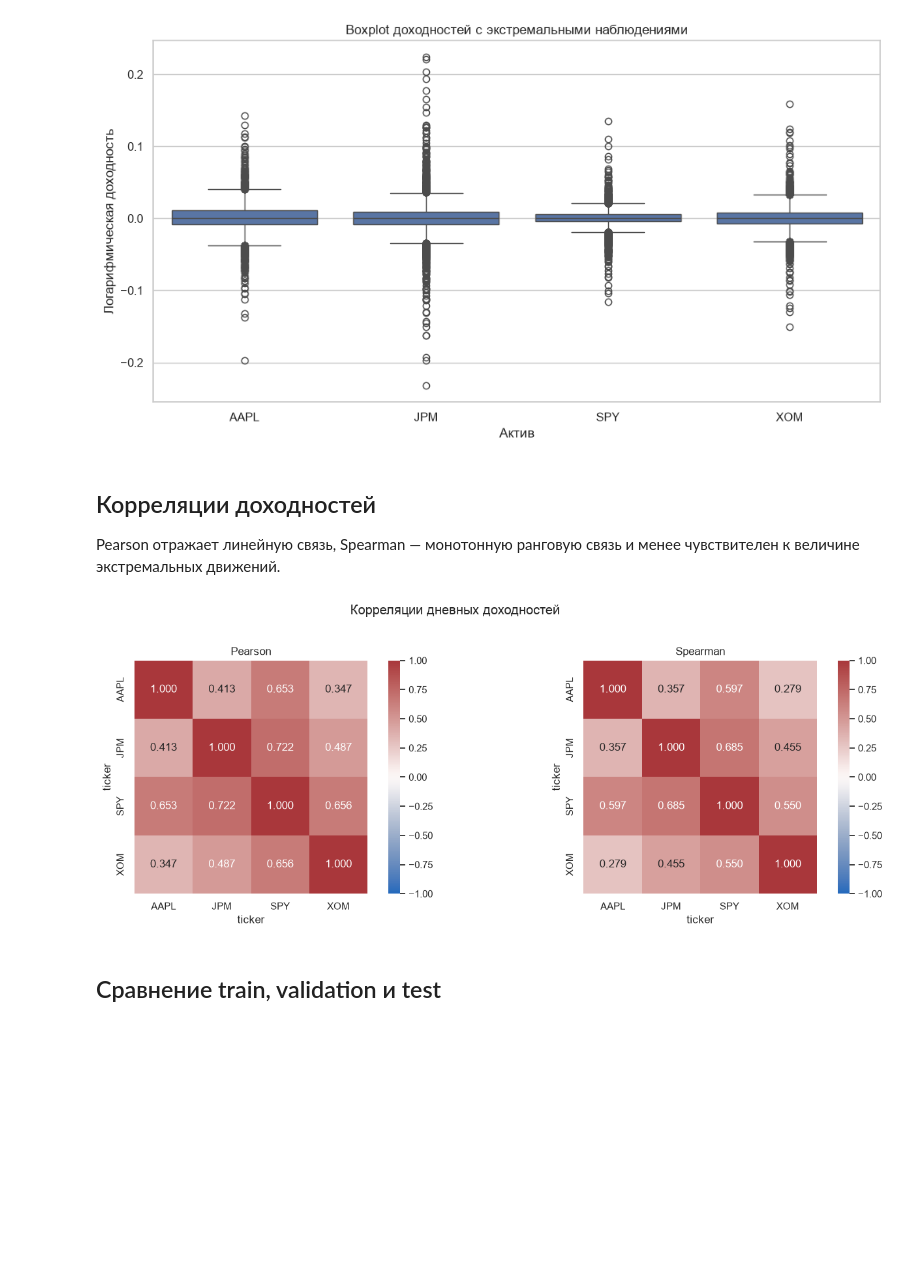
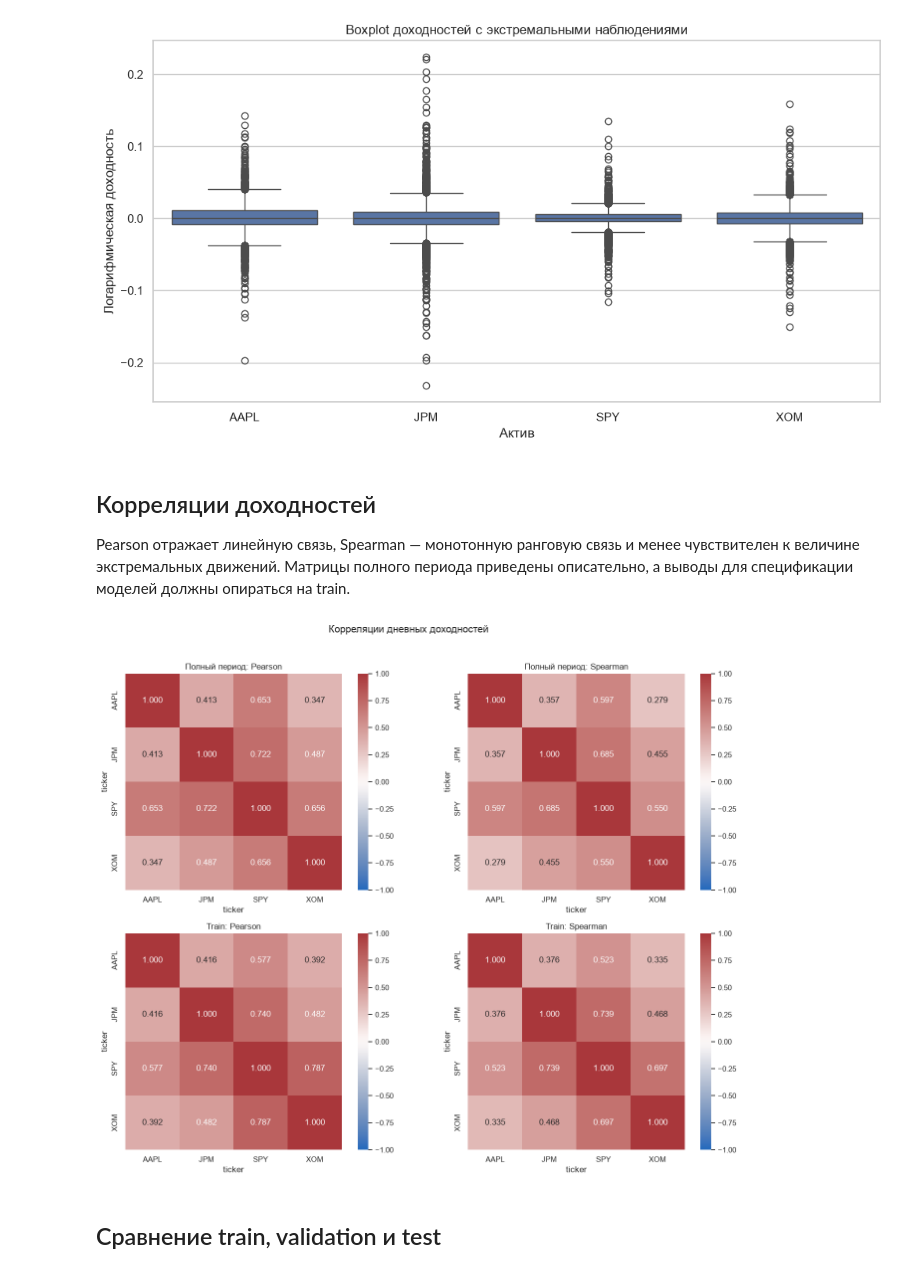
Before and after one commit to VITYANA/LSTM_ARIMA_comparison, a Jupyter notebook: notebooks/02_exploratory_analysis.ipynb, the cells around one changed output. Drawn from its saved outputs; the diff is of its cells as text; code cells hidden in the pictures; blank space fills up the shorter version.

Commit message:
rework: refined data quality, EDA and stationarity notebooks feat: added train-only correlations, log-scaled prices, stability p-values and cautious statistical interpretation

```diff
--- a/notebooks/02_exploratory_analysis.ipynb
+++ b/notebooks/02_exploratory_analysis.ipynb
@@ -41,6 +41,9 @@ explored["split"] = assign_time_split(split_input)["split"].to_numpy()
 summary = summarize_returns(explored)
 pearson = return_correlation(explored, method="pearson")
 spearman = return_correlation(explored, method="spearman")
+train_explored = explored.loc[explored["split"].eq("train")]
+train_pearson = return_correlation(train_explored, method="pearson")
+train_spearman = return_correlation(train_explored, method="spearman")
 display(summary)
 # %% [output]
 |  | ticker | observations | mean_daily | median_daily | volatility_daily | mean_annualized | ... |
@@ -178,32 +182,37 @@ plt.show()
 # %% [markdown]
 ## Корреляции доходностей
 
-Pearson отражает линейную связь, Spearman — монотонную ранговую связь и менее чувствителен к величине экстремальных движений.
+Pearson отражает линейную связь, Spearman — монотонную ранговую связь и менее чувствителен к величине экстремальных движений. Матрицы полного периода приведены описательно, а выводы для спецификации моделей должны опираться на train.
 # %%
-figure, axes = plt.subplots(1, 2, figsize=(14, 5))
+figure, axes = plt.subplots(2, 2, figsize=(14, 11))
 for axis, matrix, title in zip(
-    axes,
-    [pearson, spearman],
-    ["Pearson", "Spearman"],
+    axes.flat,
+    [pearson, spearman, train_pearson, train_spearman],
+    [
+        "Полный период: Pearson",
+        "Полный период: Spearman",
+        "Train: Pearson",
+        "Train: Spearman",
+    ],
     strict=True,
 ):
     sns.heatmap(
         matrix,
         annot=True,
         fmt=".3f",
         cmap="vlag",
         center=0,
         vmin=-1,
         vmax=1,
         square=True,
         ax=axis,
     )
     axis.set_title(title)
 figure.suptitle("Корреляции дневных доходностей", y=1.02)
 figure.tight_layout()
 plt.show()
 # %% [output]
-[figure, old version]
+[figure, new version]
 # %% [markdown]
 ## Сравнение train, validation и test
 # %%
```
Also changed, not shown: parts of 4 cells of this notebook, 2 other files.
